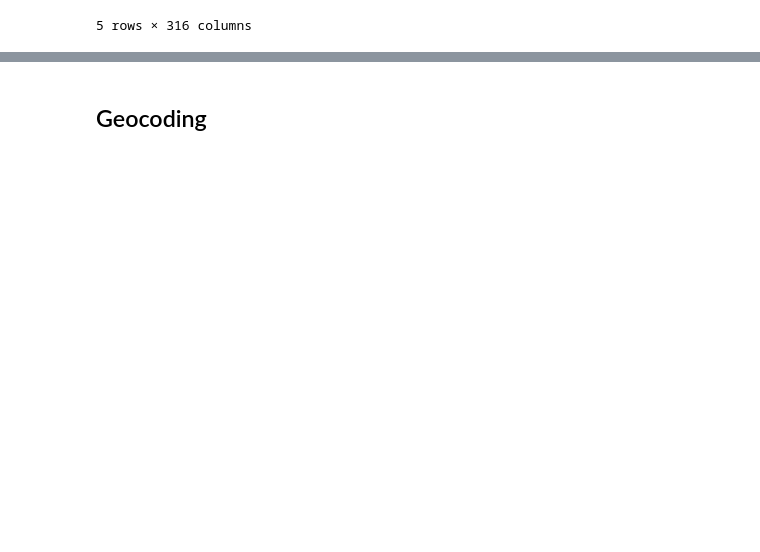
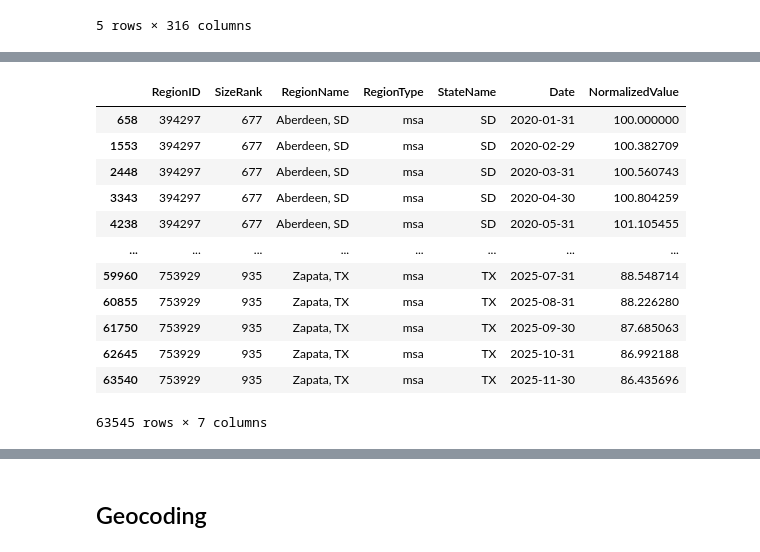
Before and after one commit to csclev/climate-exposure, a Jupyter notebook: notebooks/Process Zillow Home Value Index.ipynb, the cells around one changed output, grey strips where cells are left out. Saved outputs shown, nothing was run; the diff lists cells and outputs as text; code cells hidden in the pictures; blank space fills up the shorter version.

```diff
--- a/notebooks/Process Zillow Home Value Index.ipynb
+++ b/notebooks/Process Zillow Home Value Index.ipynb
@@ -123,0 +176,16 @@ plt.show()
+# %%
+long_df
+# %% [output]
+|  | RegionID | SizeRank | RegionName | RegionType | StateName | Date | NormalizedValue |
+| 658 | 394297 | 677 | Aberdeen, SD | msa | SD | 2020-01-31 | 100.000000 |
+| 1553 | 394297 | 677 | Aberdeen, SD | msa | SD | 2020-02-29 | 100.382709 |
+| 2448 | 394297 | 677 | Aberdeen, SD | msa | SD | 2020-03-31 | 100.560743 |
+| 3343 | 394297 | 677 | Aberdeen, SD | msa | SD | 2020-04-30 | 100.804259 |
+| 4238 | 394297 | 677 | Aberdeen, SD | msa | SD | 2020-05-31 | 101.105455 |
+| ... | ... | ... | ... | ... | ... | ... | ... |
+| 59960 | 753929 | 935 | Zapata, TX | msa | TX | 2025-07-31 | 88.548714 |
+| 60855 | 753929 | 935 | Zapata, TX | msa | TX | 2025-08-31 | 88.226280 |
+| 61750 | 753929 | 935 | Zapata, TX | msa | TX | 2025-09-30 | 87.685063 |
+| 62645 | 753929 | 935 | Zapata, TX | msa | TX | 2025-10-31 | 86.992188 |
+| 63540 | 753929 | 935 | Zapata, TX | msa | TX | 2025-11-30 | 86.435696 |
+63545 rows × 7 columns
```
Also changed, not shown: parts of 22 cells of this notebook, 1 other file.
